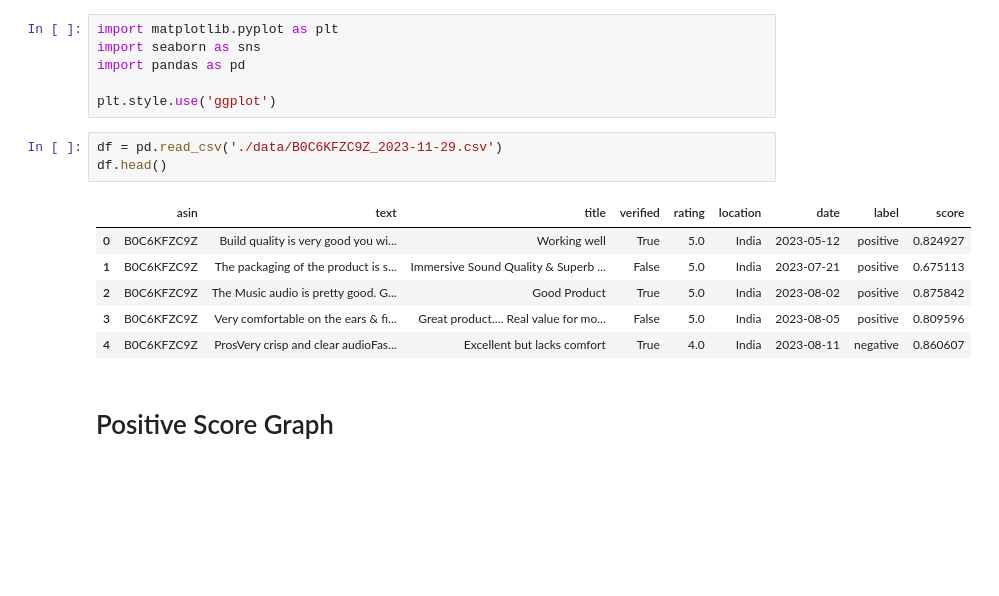
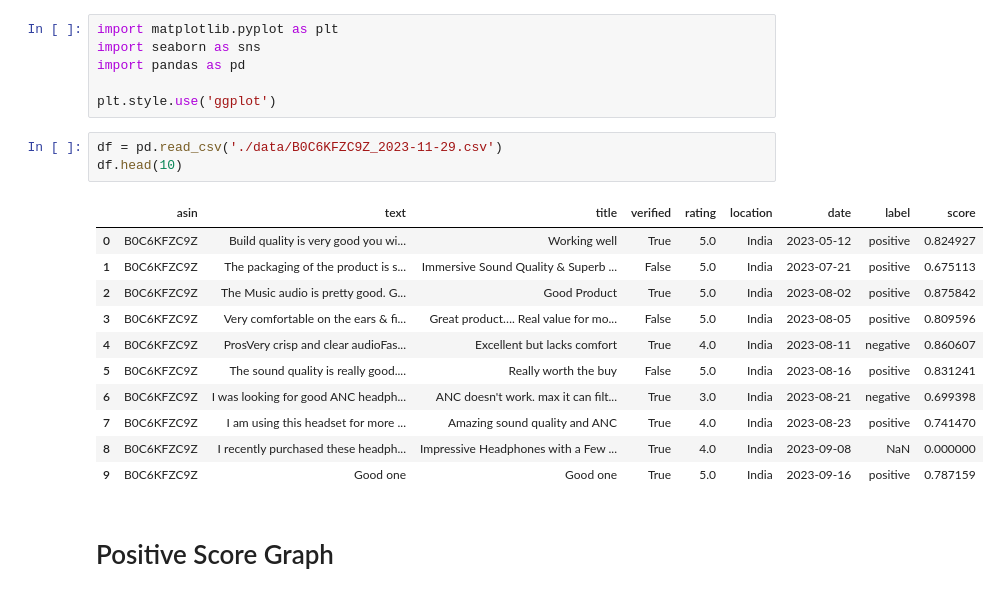
Before and after one commit to ethan-x11/Review-Reflector, a Jupyter notebook: analysis.ipynb, the cells around one changed output. Drawn from its saved outputs; the diff is of its cells as text; blank space fills up the shorter version.

```diff
--- a/analysis.ipynb
+++ b/analysis.ipynb
@@ -6,13 +6,18 @@ import pandas as pd
 plt.style.use('ggplot')
 # %%
 df = pd.read_csv('./data/B0C6KFZC9Z_2023-11-29.csv')
-df.head()
+df.head(10)
 # %% [output]
 |  | asin | text | title | verified | rating | location | date | label | score |
 | 0 | B0C6KFZC9Z | Build quality is very good you wi... | Working well | True | 5.0 | India | 2023-05-12 | positive | 0.824927 |
 | 1 | B0C6KFZC9Z | The packaging of the product is s... | Immersive Sound Quality & Superb ... | False | 5.0 | India | 2023-07-21 | positive | 0.675113 |
 | 2 | B0C6KFZC9Z | The Music audio is pretty good. G... | Good Product | True | 5.0 | India | 2023-08-02 | positive | 0.875842 |
 | 3 | B0C6KFZC9Z | Very comfortable on the ears & fi... | Great product…. Real value for mo... | False | 5.0 | India | 2023-08-05 | positive | 0.809596 |
 | 4 | B0C6KFZC9Z | ProsVery crisp and clear audioFas... | Excellent but lacks comfort | True | 4.0 | India | 2023-08-11 | negative | 0.860607 |
+| 5 | B0C6KFZC9Z | The sound quality is really good.... | Really worth the buy | False | 5.0 | India | 2023-08-16 | positive | 0.831241 |
+| 6 | B0C6KFZC9Z | I was looking for good ANC headph... | ANC doesn't work. max it can filt... | True | 3.0 | India | 2023-08-21 | negative | 0.699398 |
+| 7 | B0C6KFZC9Z | I am using this headset for more ... | Amazing sound quality and ANC | True | 4.0 | India | 2023-08-23 | positive | 0.741470 |
+| 8 | B0C6KFZC9Z | I recently purchased these headph... | Impressive Headphones with a Few ... | True | 4.0 | India | 2023-09-08 | NaN | 0.000000 |
+| 9 | B0C6KFZC9Z | Good one | Good one | True | 5.0 | India | 2023-09-16 | positive | 0.787159 |
 # %% [markdown]
 # Positive Score Graph
```
Also changed, not shown: parts of 9 cells of this notebook.
